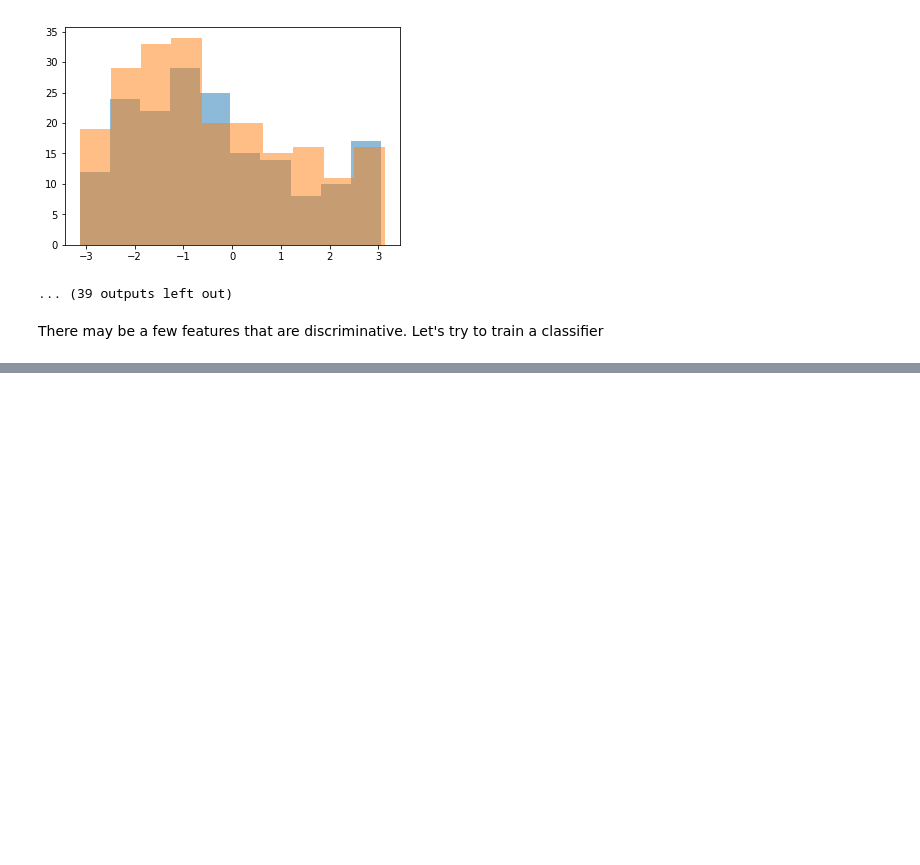
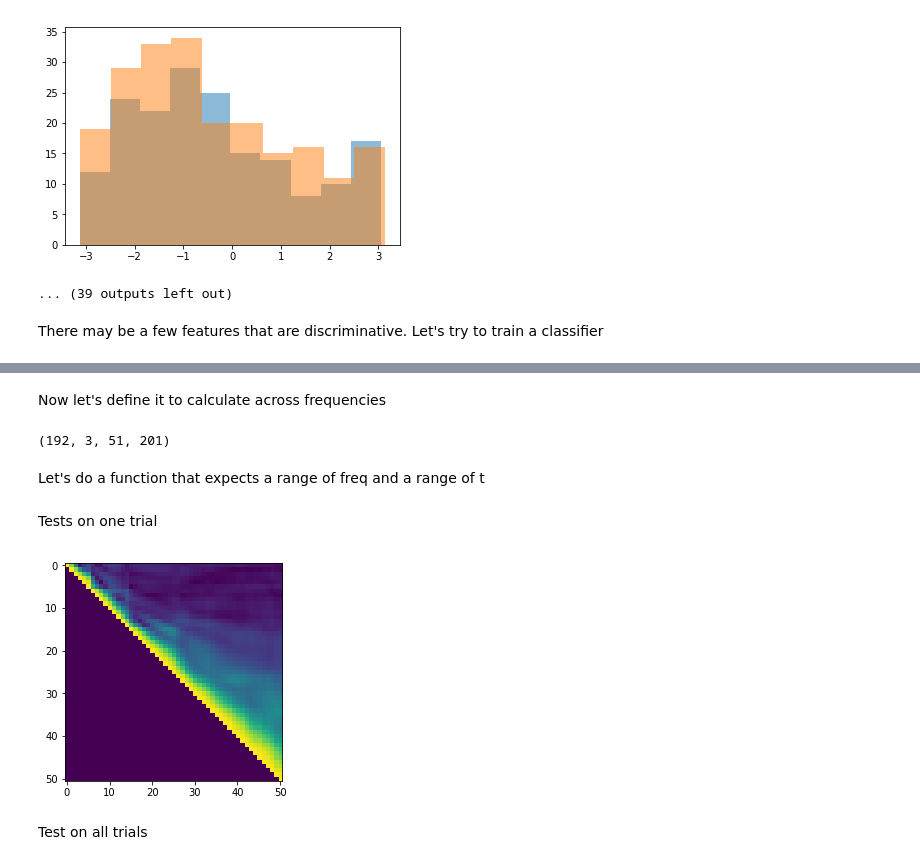
Before and after one commit to nicofarr/pd_osc_decoding, a Jupyter notebook: Tests.ipynb, the cells around one changed output, grey strips where cells are left out. Cells and saved outputs as stored; diff of their text form; code cells hidden in the pictures; blank space fills up the shorter version.

Commit message:
new tests with PLV

```diff
--- a/Tests.ipynb
+++ b/Tests.ipynb
@@ -156,0 +181,56 @@ accuracy_score(y_true=y_test,y_pred=y_pred)
+# %%
+def plv_xy(ang_x,ang_y):
+    T= ang_x.shape[0]
+
+    return (np.abs(np.sum([np.exp(1j*(ax-ay)) for ax,ay in zip(ang_x,ang_y)])) / T)
+# %% [markdown]
+Now let's define it to calculate across frequencies
+# %%
+subjdata.all.iso.standard.ang.shape
+# %% [output]
+(192, 3, 51, 201)
+# %% [markdown]
+Let's do a function that expects a range of freq and a range of t
+# %%
+def plv_matrix(x,freqrange=None,timerange=None):
+
+    if freqrange is None:
+        f1=0
+        f2 = x.shape[0]
+    else:
+        f1,f2 = freqrange
+
+    if timerange is None:
+        t1=0
+        t2 = x.shape[1]
+    else:
+        t1,t2 = timerange
+
+
+    nfreq = f2-f1
+
+    plv_mat = np.zeros((nfreq,nfreq))
+
+    ang_x = x[f1:f2,t1:t2]
+
+    irow,icol = np.triu_indices_from(plv_mat)
+
+    for ind_row,ind_col in zip(irow,icol):
+
+        plv_mat[ind_row,ind_col] = plv_xy(ang_x[ind_row],ang_x[ind_col])
+
+
+    return plv_mat
+# %% [markdown]
+Tests on one trial
+# %%
+p50_cz_iso_std = subjdata.all.iso.standard.ang[0,1,:,:]
+
+plvmat_cz_iso_std = plv_matrix(p50_cz_iso_std)
+
+plt.imshow(plvmat_cz_iso_std,interpolation='nearest',vmin=0,vmax=1)
+plt.show()
+# %% [output]
+[figure, added]
+# %% [markdown]
+Test on all trials
```
Also changed, not shown: parts of 35 cells of this notebook.
